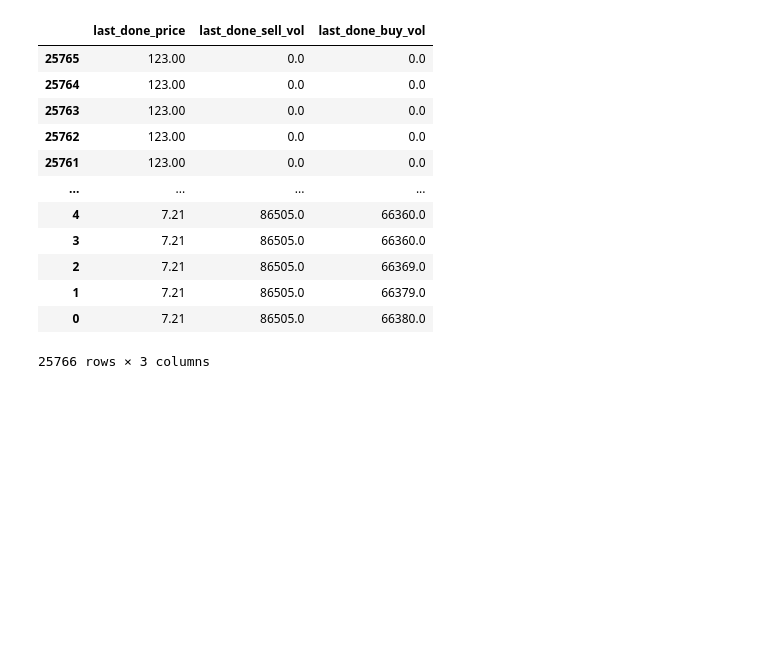
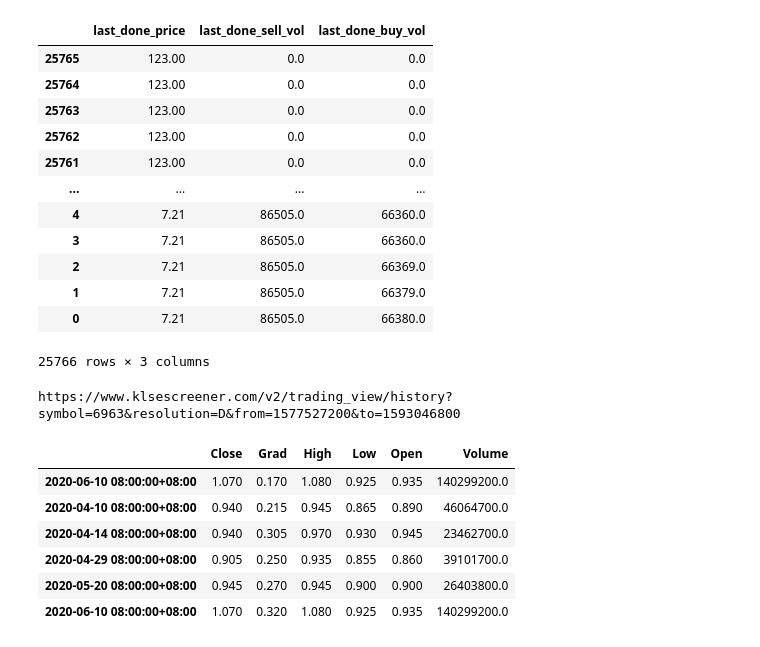
Before and after one commit to chiupc/SharkDetector, a Jupyter notebook: src/quote_movements_analysis.ipynb, the cells around one changed output. Cells and saved outputs as stored; diff of their text form; code cells hidden in the pictures; blank space fills up the shorter version.

```diff
--- a/src/quote_movements_analysis.ipynb
+++ b/src/quote_movements_analysis.ipynb
@@ -509,3 +509,34 @@ last_done
 | 1 | 7.21 | 86505.0 | 66379.0 |
 | 0 | 7.21 | 86505.0 | 66380.0 |
 25766 rows × 3 columns
+# %%
+from_=datetime.combine(date.today()-timedelta(days=180), time(18)).timestamp()
+to_=datetime.combine(date.today(), time(9)).timestamp()
+event={'counter':'6963','from':int(from_),'to':int(to_),'resolution':'D'}
+df=klse_price_data(event)
+df['Datetime']=pd.to_datetime(df['Datetime'])
+df=df.set_index('Datetime')
+# %% [output]
+https://www.klsescreener.com/v2/trading_view/history?symbol=6963&resolution=D&from=1577527200&to=1593046800
+# %%
+def cal_slope(list_):
+    list__=list_.values
+    slope=list__[-1]-list__[0]
+    return slope
+# %%
+df_max_slope=pd.DataFrame()
+max_slope_list=[]
+steps=[5,10,20,30,40,50]
+for i in steps:
+    df['Grad']=df['Close'].rolling(i).apply(lambda x: cal_slope(x))
+    df_max_slope=df_max_slope.append(df.loc[df['Grad'].idxmax()])
+# %%
+df_max_slope
+# %% [output]
+|  | Close | Grad | High | Low | Open | Volume |
+| 2020-06-10 08:00:00+08:00 | 1.070 | 0.170 | 1.080 | 0.925 | 0.935 | 140299200.0 |
+| 2020-04-10 08:00:00+08:00 | 0.940 | 0.215 | 0.945 | 0.865 | 0.890 | 46064700.0 |
+| 2020-04-14 08:00:00+08:00 | 0.940 | 0.305 | 0.970 | 0.930 | 0.945 | 23462700.0 |
+| 2020-04-29 08:00:00+08:00 | 0.905 | 0.250 | 0.935 | 0.855 | 0.860 | 39101700.0 |
+| 2020-05-20 08:00:00+08:00 | 0.945 | 0.270 | 0.945 | 0.900 | 0.900 | 26403800.0 |
+| 2020-06-10 08:00:00+08:00 | 1.070 | 0.320 | 1.080 | 0.925 | 0.935 | 140299200.0 |
```
Also changed, not shown: parts of 1 cell of this notebook, 2 other files.
